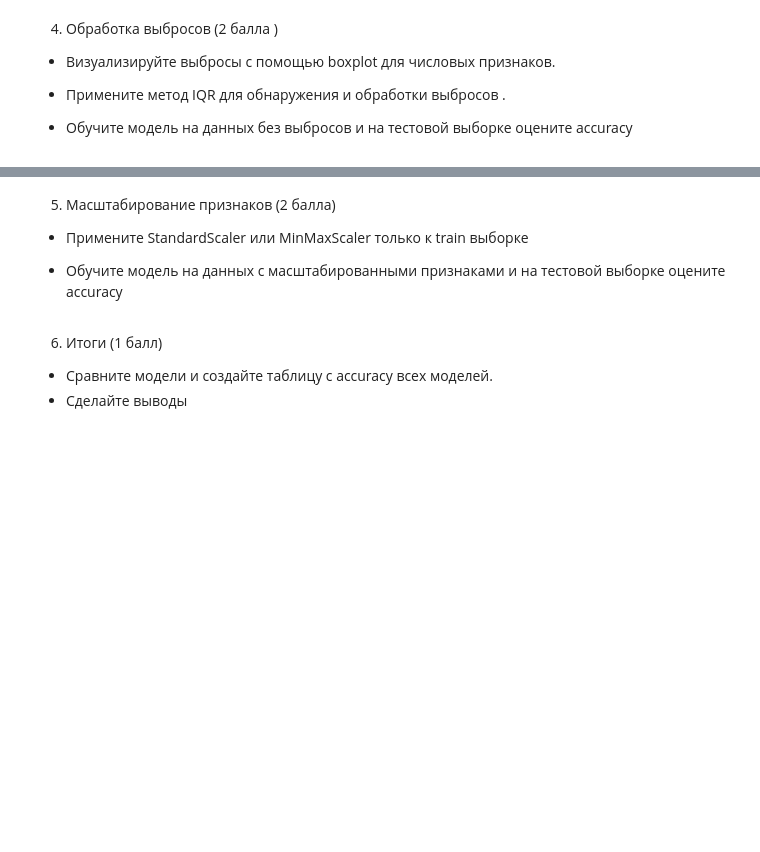
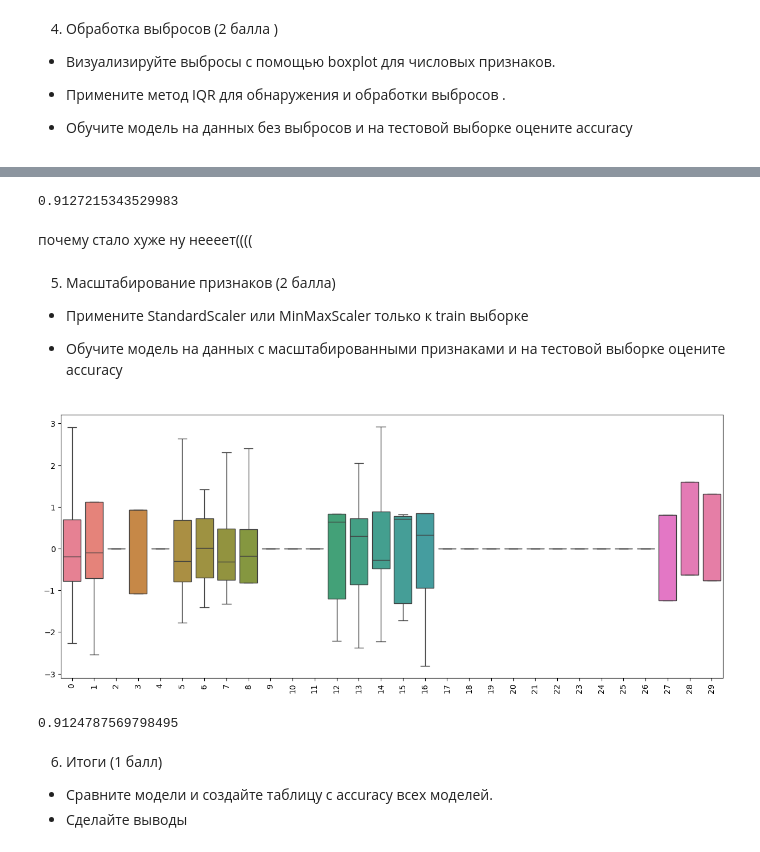
Before and after one commit to Lizavetka99/t-akademy, a Jupyter notebook: ml hw5/ДЗ_Предобработка_данных_.ipynb, the cells around one changed output, grey strips where cells are left out. Cells and saved outputs as stored; diff of their text form; code cells hidden in the pictures; blank space fills up the shorter version.

```diff
--- a/ml hw5/ДЗ_Предобработка_данных_.ipynb
+++ b/ml hw5/ДЗ_Предобработка_данных_.ipynb
@@ -53,9 +284,43 @@ Using Colab cache for faster access to the 'bank-marketing' dataset.
+# %%
+model = RandomForestClassifier(n_estimators=200, random_state=42)
+
+model.fit(X_train, y_train)
+y_pred = model.predict(X_test)
+acc_iqr = accuracy_score(y_test, y_pred)
+print(acc_iqr)
+# %% [output]
+0.9127215343529983
+# %% [markdown]
+почему стало хуже ну неееет((((
 # %% [markdown]
 5. Масштабирование признаков (2 балла)
 
 - Примените StandardScaler или MinMaxScaler только к train выборке
 
 - Обучите модель на данных с масштабированными признаками и на тестовой выборке оцените accuracy
+# %%
+from sklearn.preprocessing import StandardScaler
+
+scaler = StandardScaler()
+scaler.fit(X_train)
+X_train = scaler.transform(X_train)
+X_test  = scaler.transform(X_test)
+# %%
+plt.figure(figsize=(15, 6))
+sns.boxplot(data=X_train)
+plt.xticks(rotation=90)
+plt.show()
+# %% [output]
+[figure, added]
+# %%
+model = RandomForestClassifier(n_estimators=200, random_state=42)
+
+model.fit(X_train, y_train)
+y_pred = model.predict(X_test)
+acc_scal = accuracy_score(y_test, y_pred)
+print(acc_scal)
+# %% [output]
+0.9124787569798495
 # %% [markdown]
 6. Итоги (1 балл)
 
```
Also changed, not shown: parts of 21 cells of this notebook.
